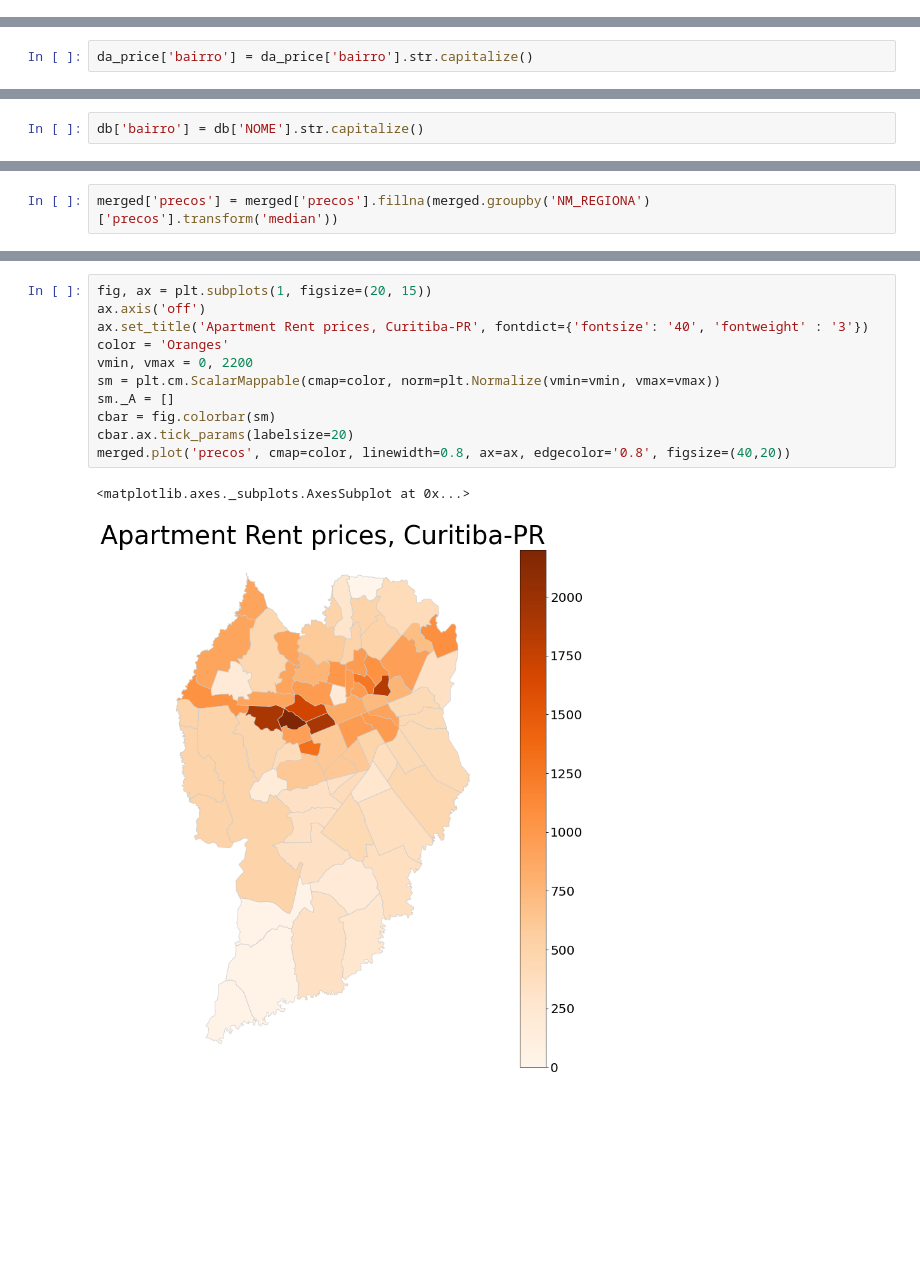
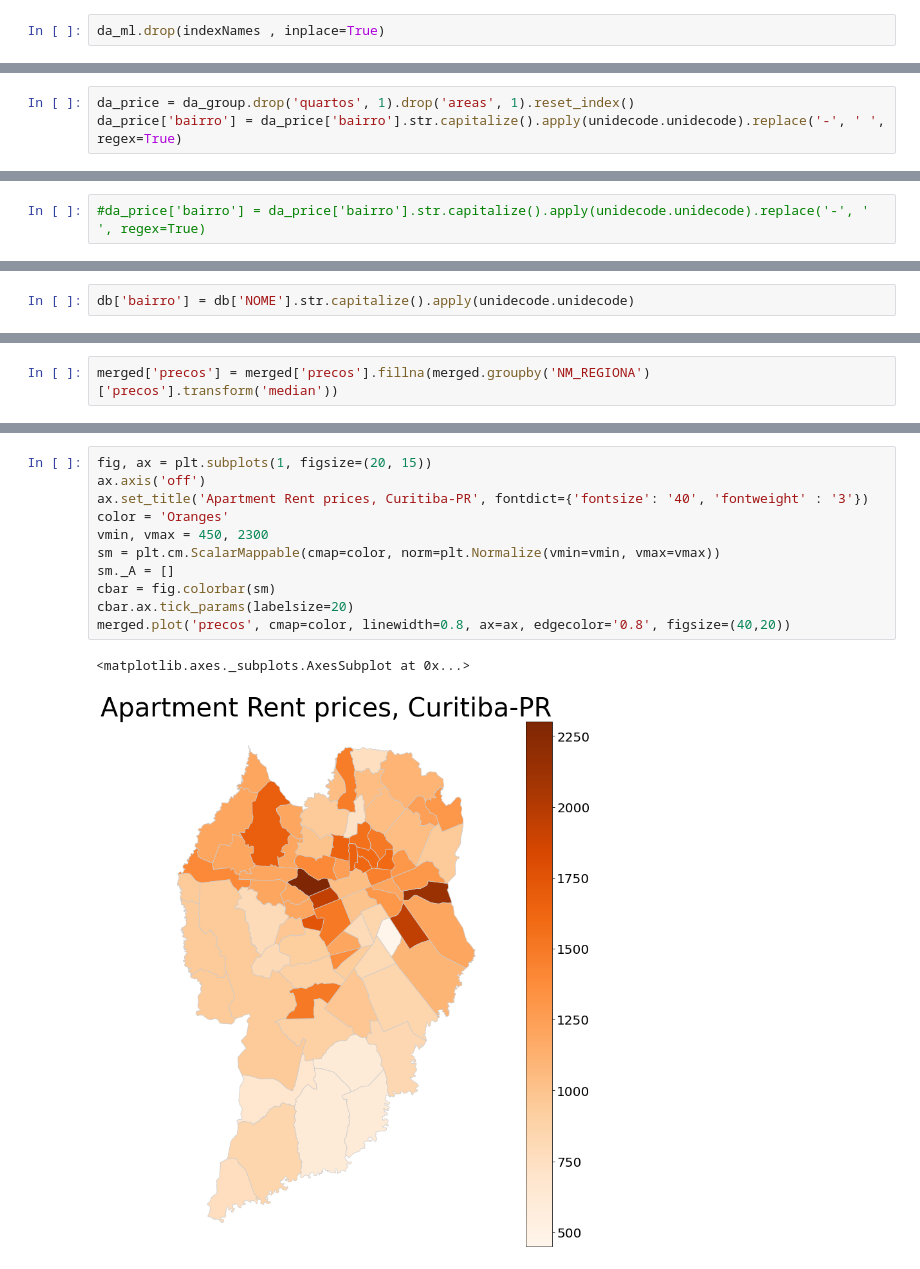
Before and after one commit to Fmarcelneves/Rental-price-analysis-and-forecast-Curitiba-PR, a Jupyter notebook: Data_exploration_Curitiba_rent.ipynb, the cells around one changed output, grey strips where cells are left out. Cells and saved outputs as stored; diff of their text form; blank space fills up the shorter version.

```diff
--- a/Data_exploration_Curitiba_rent.ipynb
+++ b/Data_exploration_Curitiba_rent.ipynb
@@ -55,0 +86,2 @@ da_ml.describe().T
+# %%
+da_ml.drop(indexNames , inplace=True)
@@ -134,0 +175,3 @@ Text(0.5, 1.0, 'Correlation')
+# %%
+da_price = da_group.drop('quartos', 1).drop('areas', 1).reset_index()
+da_price['bairro'] = da_price['bairro'].str.capitalize().apply(unidecode.unidecode).replace('-', ' ', regex=True)
@@ -181,2 +259,2 @@ da_price = da_group.drop('quartos', 1).drop('areas', 1).reset_index()
 # %%
-da_price['bairro'] = da_price['bairro'].str.capitalize()
+#da_price['bairro'] = da_price['bairro'].str.capitalize().apply(unidecode.unidecode).replace('-', ' ', regex=True)
@@ -201,4 +272,4 @@ db.head()
 | 3 | 5 | 22.00 | DIVISA DE BAIRROS | JARDIM DAS AMÉRICAS | Decreto Municipal 774 / 1975 | 3.00 | REGIONAL CAJURU | 3859033.54 | 8818.50 | POLYGON ((678209.542 7181641.525,... |
 | 4 | 9 | 26.00 | DIVISA DE BAIRROS | GUAÍRA | Decreto Municipal 774 / 1975 | 7.00 | REGIONAL PORTÃO | 2311397.49 | 6351.96 | POLYGON ((672709.614 7181167.829,... |
 # %%
-db['bairro'] = db['NOME'].str.capitalize()
+db['bairro'] = db['NOME'].str.capitalize().apply(unidecode.unidecode)
@@ -264,14 +344,14 @@ merged.head()
 # %%
 fig, ax = plt.subplots(1, figsize=(20, 15))
 ax.axis('off')
 ax.set_title('Apartment Rent prices, Curitiba-PR', fontdict={'fontsize': '40', 'fontweight' : '3'})
 color = 'Oranges'
-vmin, vmax = 0, 2200
+vmin, vmax = 450, 2300
 sm = plt.cm.ScalarMappable(cmap=color, norm=plt.Normalize(vmin=vmin, vmax=vmax))
 sm._A = []
 cbar = fig.colorbar(sm)
 cbar.ax.tick_params(labelsize=20)
 merged.plot('precos', cmap=color, linewidth=0.8, ax=ax, edgecolor='0.8', figsize=(40,20))
 # %% [output]
 <matplotlib.axes._subplots.AxesSubplot at 0x...>
-[figure, old version]
+[figure, new version]
```
Also changed, not shown: parts of 34 cells of this notebook.
